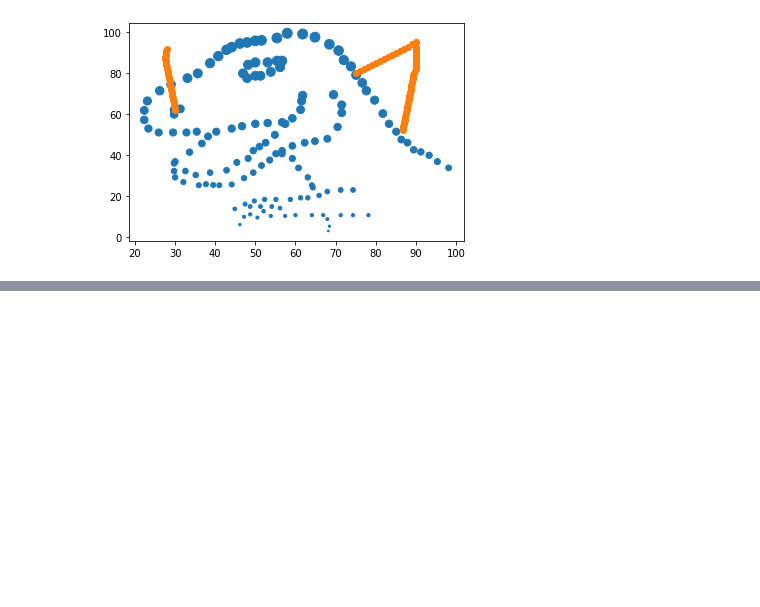
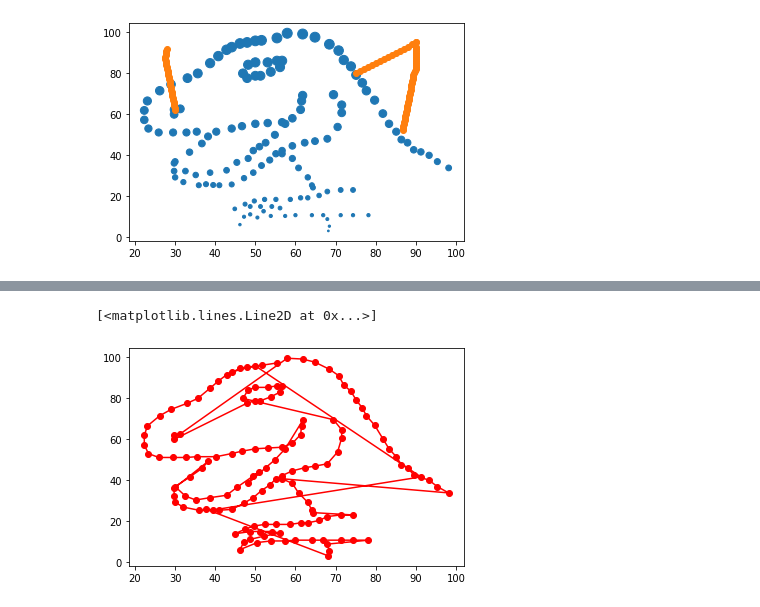
Before and after one commit to thanadolch/KKU_data_mining, a Jupyter notebook: data102.ipynb, the cells around one changed output, grey strips where cells are left out. Saved outputs shown, nothing was run; the diff lists cells and outputs as text; code cells hidden in the pictures; blank space fills up the shorter version.

```diff
--- a/data102.ipynb
+++ b/data102.ipynb
@@ -118,0 +124,5 @@ plt.scatter([75,76,77,78,79,80,81,82,83,84,85,86,87,88,89,90,90,90,90,90,90,90,9
+# %%
+plt.plot(data['x'],data['y'],'ro-')
+# %% [output]
+[<matplotlib.lines.Line2D at 0x...>]
+[figure, added]
```
Also changed, not shown: parts of 15 cells of this notebook.
